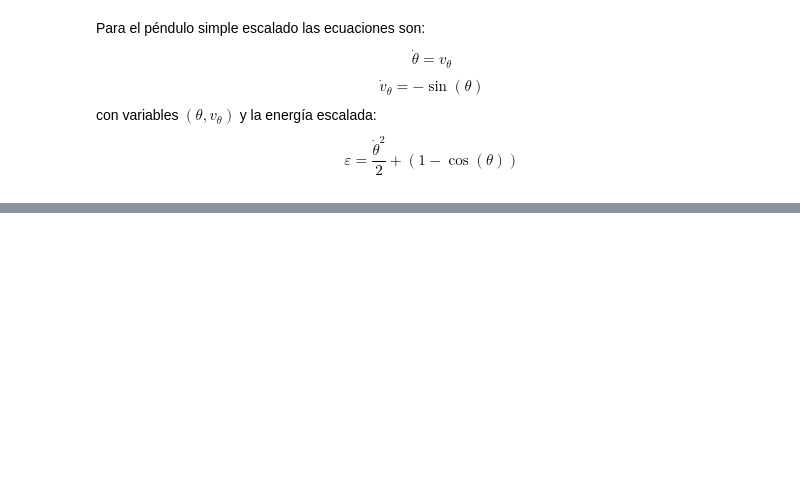
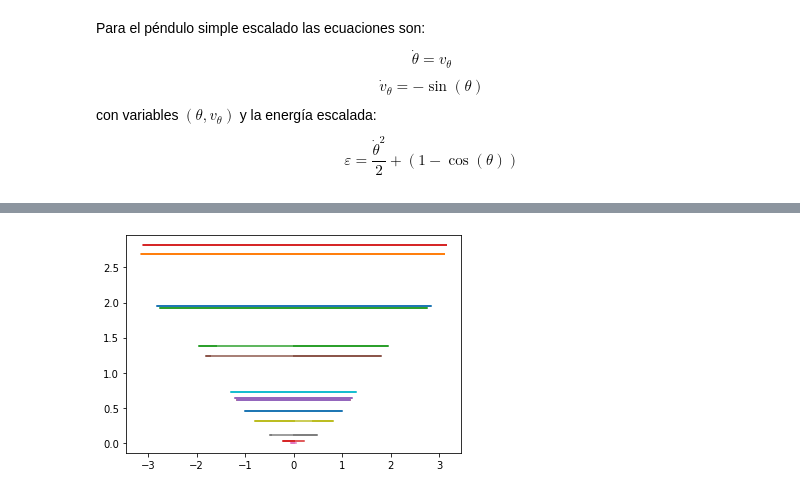
Before and after one commit to richmf/FisComp26-2, a Jupyter notebook: Pendulo simple (clase 17).ipynb, the cells around one changed output, grey strips where cells are left out. Saved outputs shown, nothing was run; the diff lists cells and outputs as text; code cells hidden in the pictures; blank space fills up the shorter version.

```diff
--- a/Pendulo simple (clase 17).ipynb
+++ b/Pendulo simple (clase 17).ipynb
@@ -105,0 +118,27 @@ plt.show()
+# %%
+titf = (0,30)
+t = np.linspace(titf[0],titf[-1],1000)
+N_tray = 15
+vth0=[]
+for i in range(N_tray):
+    vth0.append(rd.uniform(-2.5,2.5))
+datos = np.zeros((len(t),3,N_tray)) # th,vth,E
+for i in range(N_tray):
+    ci = [0,vth0[i]]
+    sol_pendulo = si.solve_ivp(pendulo,titf,ci,rtol=1e-8,atol=1e-10,dense_output=True)
+    th_vth = sol_pendulo.sol(t)
+    Ener = E_pendulo(th_vth)
+    if abs(vth0[i]) > 2:
+        th_p = (th_vth[0] + np.pi)%(2*np.pi) - np.pi
+        th_p[:-1][ abs(np.diff( th_p)) > 0.5 ] = np.nan
+        datos[:,0,i] = th_p
+        datos[:,1,i] = th_vth[1]
+        datos[:,2,i] = Ener
+    else:
+        datos[:,0:2,i] = th_vth.transpose()
+        datos[:,2,i] = Ener
+# %%
+for p in range(N_tray):
+    plt.plot(datos[:,0,p],datos[:,2,p])
+# %% [output]
+[figure, added]
```
Also changed, not shown: parts of 5 cells of this notebook, 1 other file.
